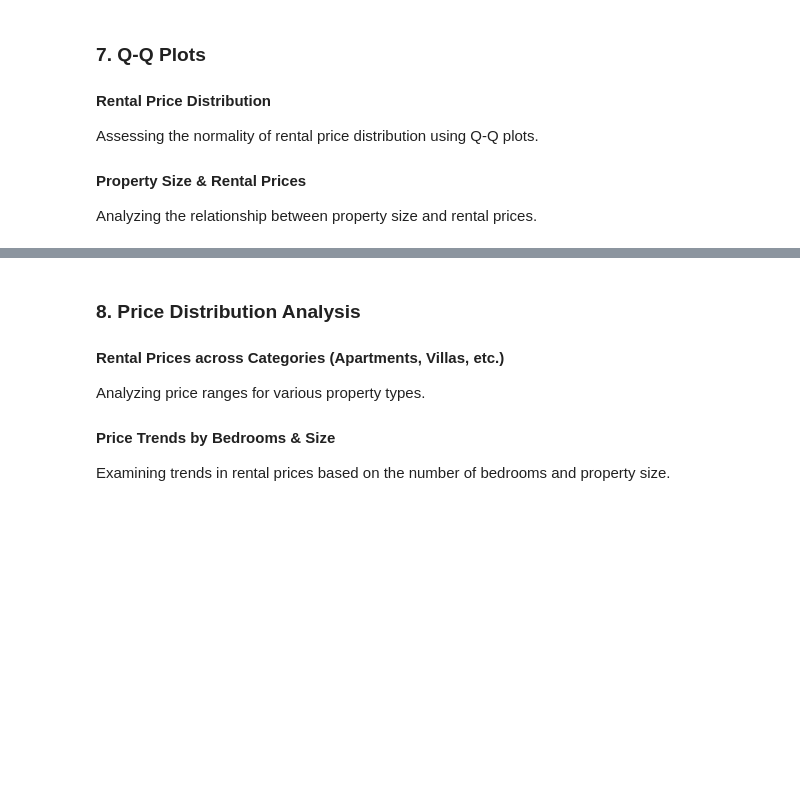
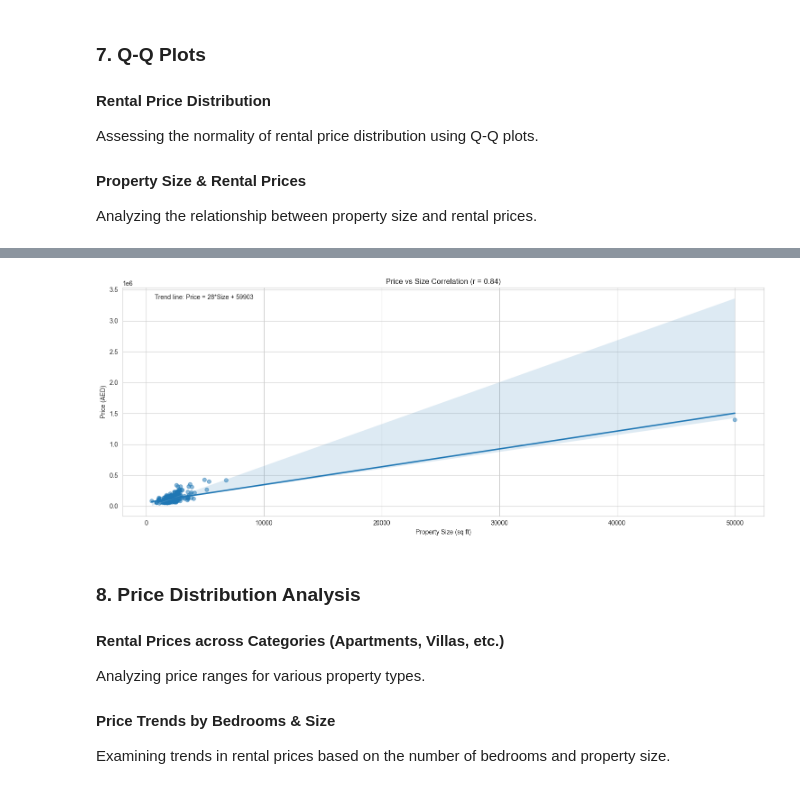
Before and after one commit to HamdanAlhajeri/StatisticsDubbizle, a Jupyter notebook: Data.ipynb, the cells around one changed output, grey strips where cells are left out. Cells and saved outputs as stored; diff of their text form; code cells hidden in the pictures; blank space fills up the shorter version.

```diff
--- a/Data.ipynb
+++ b/Data.ipynb
@@ -137,3 +187,26 @@ Analyzing the relationship between property size and rental prices.
+# %%
+plt.figure(figsize=(15, 6))
+
+# Calculate correlation coefficient
+correlation = db['Size'].corr(db['Price'])
+
+# Create scatter plot with regression line and correlation info
+sns.regplot(x='Size', y='Price', data=db, scatter_kws={'alpha':0.5})
+plt.title(f'Price vs Size Correlation (r = {correlation:.2f})')
+plt.xlabel('Property Size (sq ft)')
+plt.ylabel('Price (AED)')
+
+# Add trend statistics
+z = np.polyfit(db['Size'], db['Price'], 1)
+p = np.poly1d(z)
+trend_text = f'Trend line: Price = {int(z[0])}*Size + {int(z[1])}'
+plt.text(0.05, 0.95, trend_text, transform=plt.gca().transAxes,
+         bbox=dict(facecolor='white', alpha=0.8))
+
+plt.tight_layout()
+plt.show()
+# %% [output]
+[figure, added]
 # %% [markdown]
 ### 8. Price Distribution Analysis
 #### Rental Prices across Categories (Apartments, Villas, etc.)
```
Also changed, not shown: parts of 19 cells of this notebook, 1 other file.
